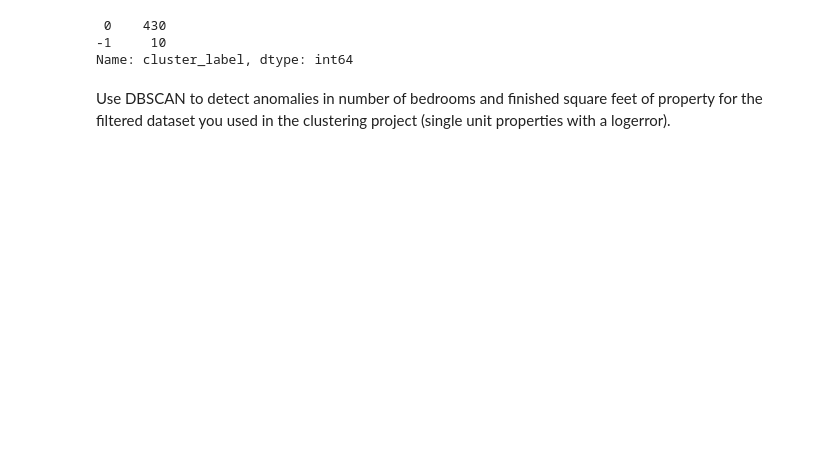
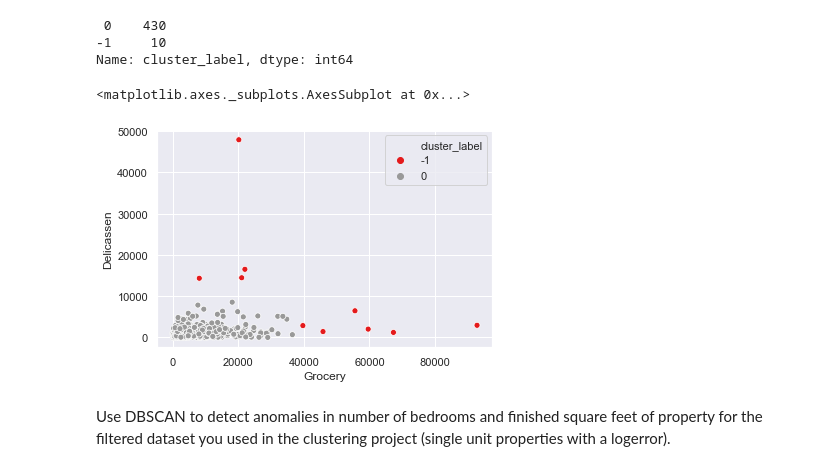
Before and after one commit to flambuth/ds-methodologies-exercises, a Jupyter notebook: anomaly_detection/clustering_anomaly_detection.ipynb, the cells around one changed output. Drawn from its saved outputs; the diff is of its cells as text; code cells hidden in the pictures; blank space fills up the shorter version.

```diff
--- a/anomaly_detection/clustering_anomaly_detection.ipynb
+++ b/anomaly_detection/clustering_anomaly_detection.ipynb
@@ -16,6 +16,17 @@ from sklearn.cluster import DBSCAN
 from sklearn.preprocessing import MinMaxScaler
 
 %matplotlib inline
+# %%
+five_thirty_eight = [
+    "#30a2da",
+    "#fc4f30",
+    "#e5ae38",
+    "#6d904f",
+    "#8b8b8b",
+]
+
+sns.set_palette(five_thirty_eight)
+sns.set()
 # %% [markdown]
 Clustering - DBSCAN
 Use DBSCAN to detect anomalies in other products from the customers dataset.
@@ -141,3 +161,8 @@ littleDF.cluster_label.value_counts()
  0    430
 -1     10
 Name: cluster_label, dtype: int64
+# %%
+sns.scatterplot(data=littleDF, x='Grocery', y='Delicassen', hue='cluster_label', palette='Set1')
+# %% [output]
+<matplotlib.axes._subplots.AxesSubplot at 0x...>
+[figure, added]
```
Also changed, not shown: parts of 2 cells of this notebook.
